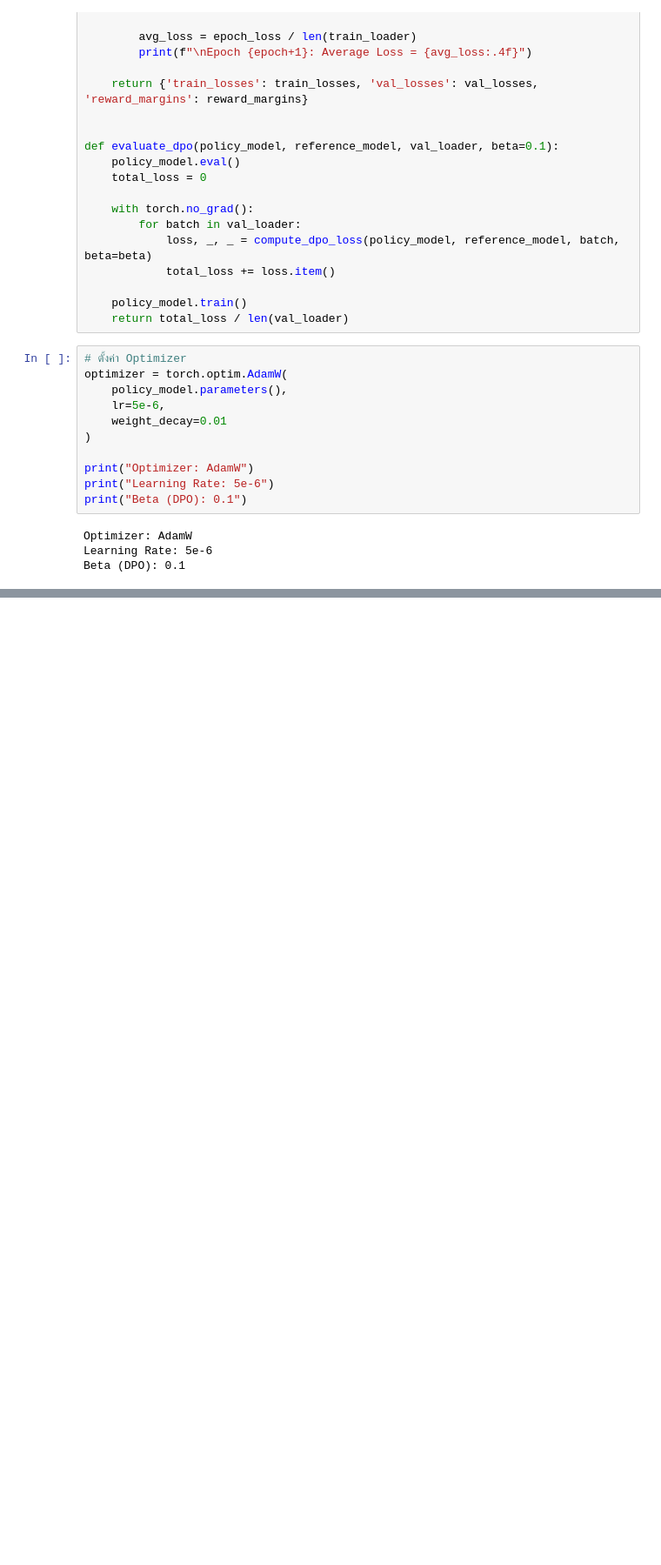
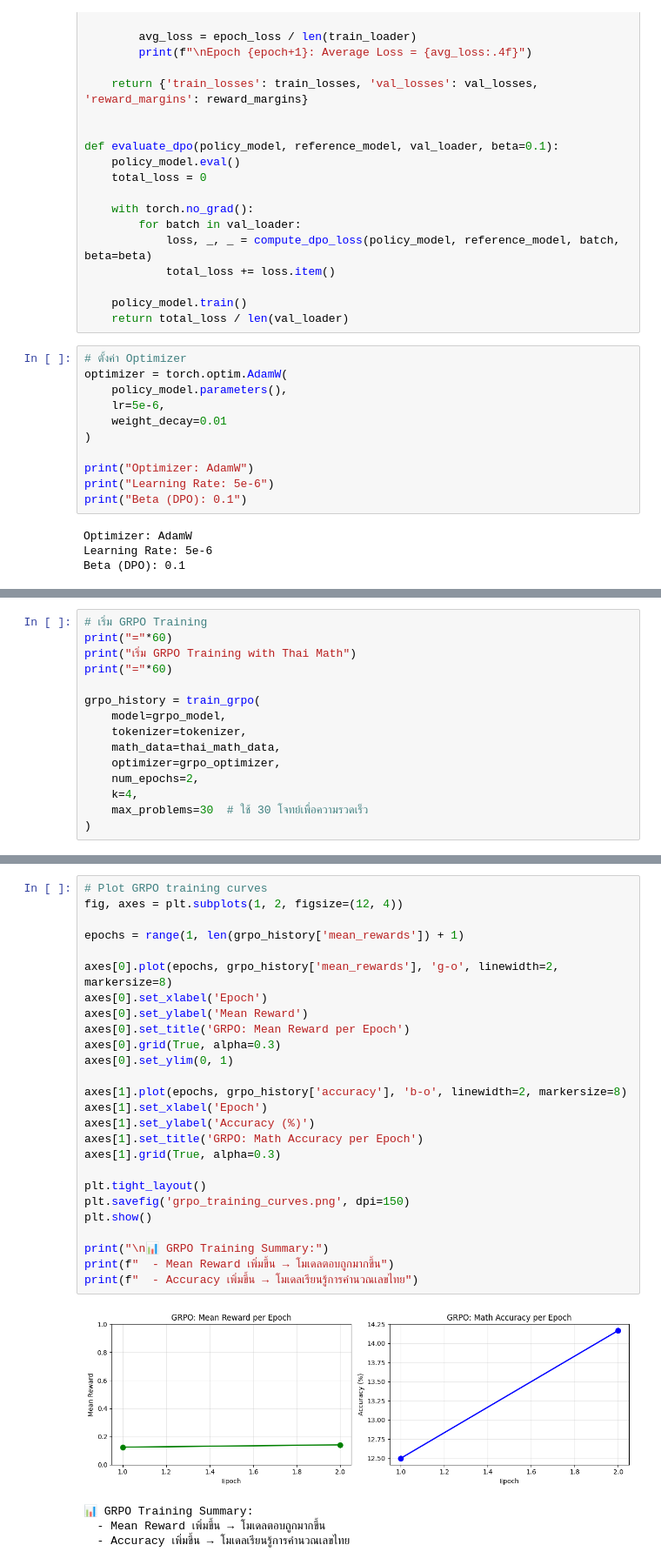
Before and after one commit to kobkrit/thai_preference-tuning-with-dpo, a Jupyter notebook: 01_dpo_from_scratch_thai.ipynb, the cells around one changed output, grey strips where cells are left out. Shown at 87% size. Saved outputs shown, nothing was run; the diff lists cells and outputs as text; blank space fills up the shorter version.

```diff
--- a/01_dpo_from_scratch_thai.ipynb
+++ b/01_dpo_from_scratch_thai.ipynb
@@ -914,0 +2198,15 @@ print("- Reward Margin ควรเพิ่มขึ้น (Thai > Eng)")
+# %%
+# เริ่ม GRPO Training
+print("="*60)
+print("เริ่ม GRPO Training with Thai Math")
+print("="*60)
+
+grpo_history = train_grpo(
+    model=grpo_model,
+    tokenizer=tokenizer,
+    math_data=thai_math_data,
+    optimizer=grpo_optimizer,
+    num_epochs=2,
+    k=4,
+    max_problems=30  # ใช้ 30 โจทย์เพื่อความรวดเร็ว
+)
@@ -914,0 +2231,31 @@ print("- Reward Margin ควรเพิ่มขึ้น (Thai > Eng)")
+# %%
+# Plot GRPO training curves
+fig, axes = plt.subplots(1, 2, figsize=(12, 4))
+
+epochs = range(1, len(grpo_history['mean_rewards']) + 1)
+
+axes[0].plot(epochs, grpo_history['mean_rewards'], 'g-o', linewidth=2, markersize=8)
+axes[0].set_xlabel('Epoch')
+axes[0].set_ylabel('Mean Reward')
+axes[0].set_title('GRPO: Mean Reward per Epoch')
+axes[0].grid(True, alpha=0.3)
+axes[0].set_ylim(0, 1)
+
+axes[1].plot(epochs, grpo_history['accuracy'], 'b-o', linewidth=2, markersize=8)
+axes[1].set_xlabel('Epoch')
+axes[1].set_ylabel('Accuracy (%)')
+axes[1].set_title('GRPO: Math Accuracy per Epoch')
+axes[1].grid(True, alpha=0.3)
+
+plt.tight_layout()
+plt.savefig('grpo_training_curves.png', dpi=150)
+plt.show()
+
+print("\n📊 GRPO Training Summary:")
+print(f"  - Mean Reward เพิ่มขึ้น → โมเดลตอบถูกมากขึ้น")
+print(f"  - Accuracy เพิ่มขึ้น → โมเดลเรียนรู้การคำนวณเลขไทย")
+# %% [output]
+[figure, added]
+📊 GRPO Training Summary:
+  - Mean Reward เพิ่มขึ้น → โมเดลตอบถูกมากขึ้น
+  - Accuracy เพิ่มขึ้น → โมเดลเรียนรู้การคำนวณเลขไทย
```
Also changed, not shown: parts of 57 cells of this notebook, 19 other files.
